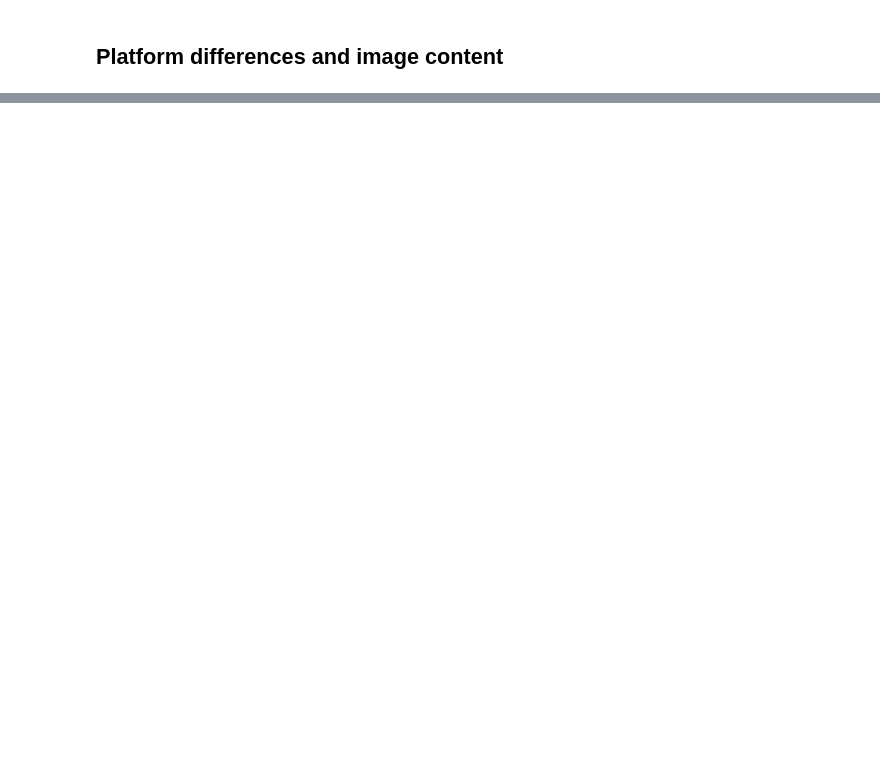
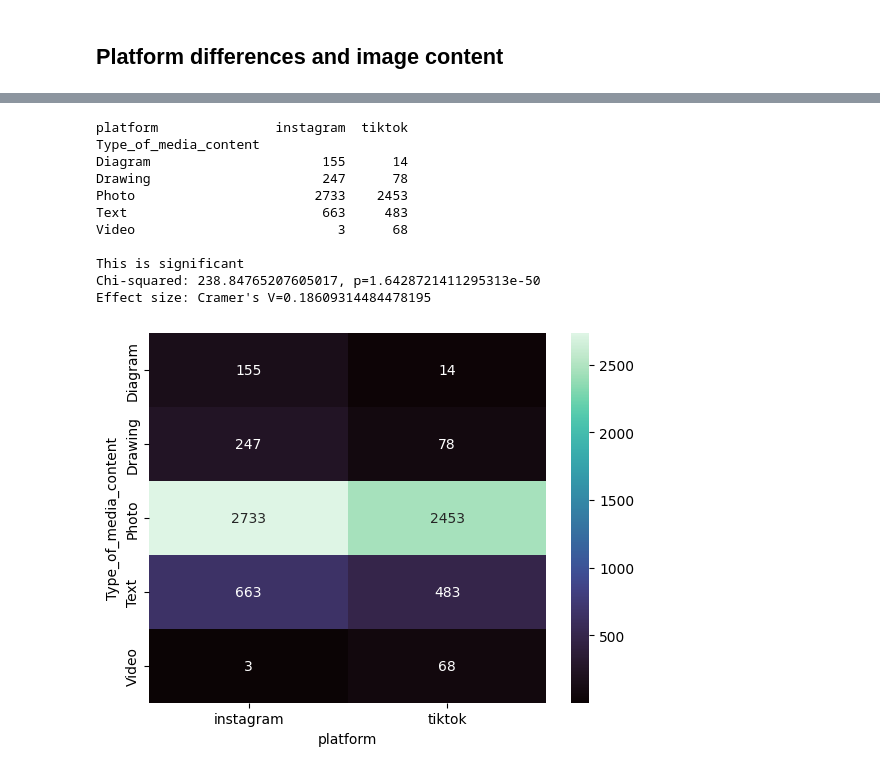
Before and after one commit to Johanna4Green/ColorsOfClimatechange, a Jupyter notebook: statistical_tests.ipynb, the cells around one changed output, grey strips where cells are left out. Saved outputs shown, nothing was run; the diff lists cells and outputs as text; code cells hidden in the pictures; blank space fills up the shorter version.

```diff
--- a/statistical_tests.ipynb
+++ b/statistical_tests.ipynb
@@ -1720,3 +1792,20 @@ Effect size: Cramer's V=0.14189932738991118
+# %%
+iv = "platform"
+dv = "Type_of_media_content"
+full_chi_square(iv, dv)
+# %% [output]
+platform               instagram  tiktok
+Type_of_media_content
+Diagram                      155      14
+Drawing                      247      78
+Photo                       2733    2453
+Text                         663     483
+Video                          3      68
+
+This is significant
+Chi-squared: 238.84765207605017, p=1.6428721411295313e-50
+Effect size: Cramer's V=0.18609314484478195
+[figure, added]
 # %%
 iv = "platform"
 dv = "Sentiment"
```
Also changed, not shown: parts of 66 cells of this notebook.
